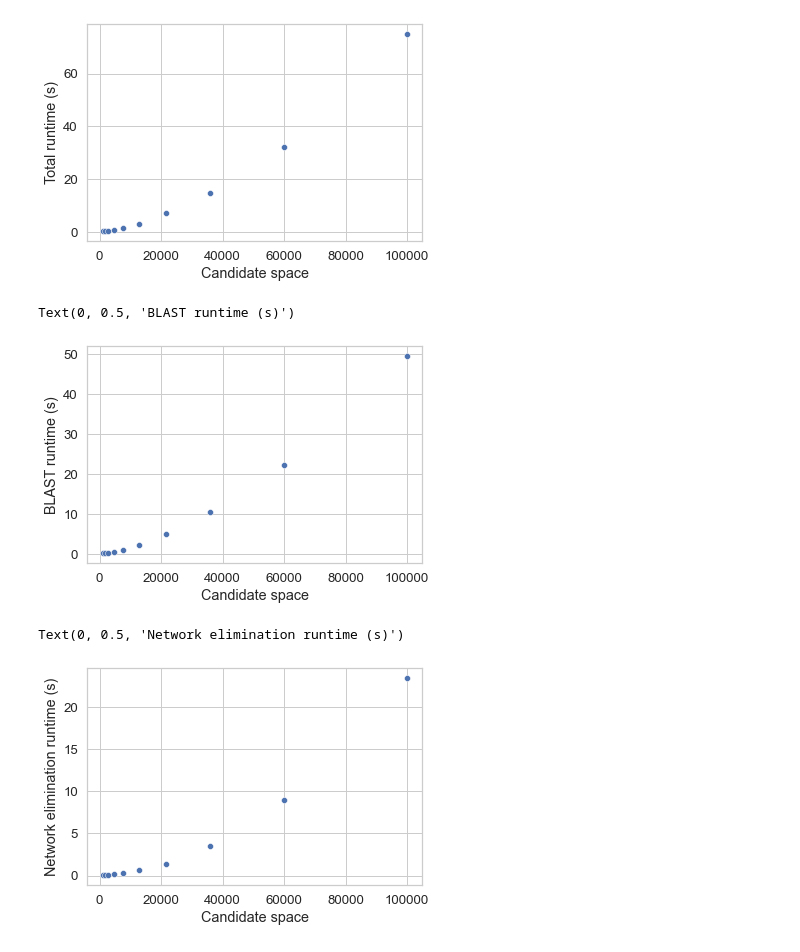
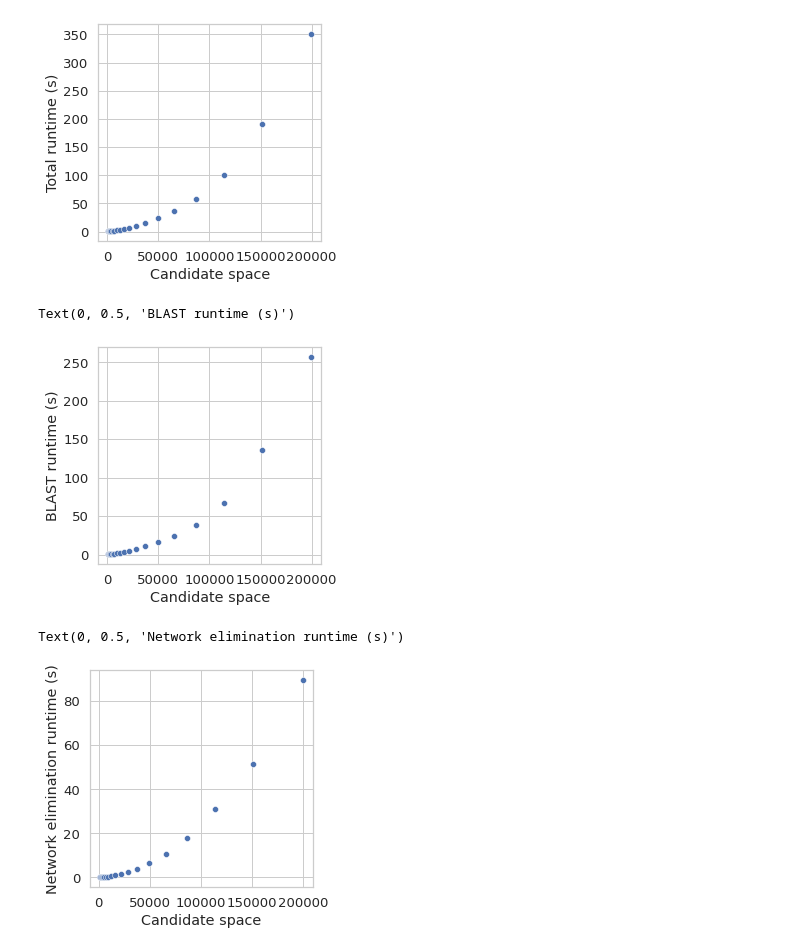
Before and after one commit to ggdna/seqwalk_paper_reproducibility, a Jupyter notebook: DeLOB_benchmarking_pretty_plots.ipynb, the cells around one changed output. Drawn from its saved outputs; the diff is of its cells as text; code cells hidden in the pictures.

Commit message:
benchmarks pretty plotting

```diff
--- a/DeLOB_benchmarking_pretty_plots.ipynb
+++ b/DeLOB_benchmarking_pretty_plots.ipynb
@@ -4,8 +4,6 @@ import seaborn as sns
 from matplotlib import rcParams
 import pandas as pd
 # %%
-res_df = pd.read_csv("DeLOB_benchmarking.csv", index_col=0)
-
-rcParams['figure.figsize'] = (6, 4)
+delob_df = pd.read_csv("DeLOB_benchmarking.csv", index_col=0)
+seqwalk_df = pd.read_csv("seqwalk_25mer_benchmark.csv", index_col=0)
 rcParams['figure.dpi'] = 300
-plt.show()
@@ -32,28 +57,29 @@ plt.show()
 # %%
-sns.scatterplot(data=res_df,
+rcParams['figure.figsize'] = (4, 4)
+sns.scatterplot(data=delob_df,
              x="Candidate space",
              y="Total time")
 plt.xlabel('Candidate space')
 plt.ylabel('Total runtime (s)')
 plt.show()
 # %% [output]
-[figure, old version]
+[figure, new version]
 # %%
-sns.scatterplot(data=res_df,
+sns.scatterplot(data=delob_df,
              x="Candidate space",
              y="BLAST time")
 plt.xlabel('Candidate space')
 plt.ylabel('BLAST runtime (s)')
 # %% [output]
 Text(0, 0.5, 'BLAST runtime (s)')
-[figure, old version]
+[figure, new version]
 # %%
-sns.scatterplot(data=res_df,
+sns.scatterplot(data=delob_df,
              x="Candidate space",
              y="Network elimination time")
 plt.xlabel('Candidate space')
 plt.ylabel('Network elimination runtime (s)')
 # %% [output]
 Text(0, 0.5, 'Network elimination runtime (s)')
-[figure, old version]
+[figure, new version]
 # %%
```
Also changed, not shown: parts of 3 cells of this notebook, 4 other files.
